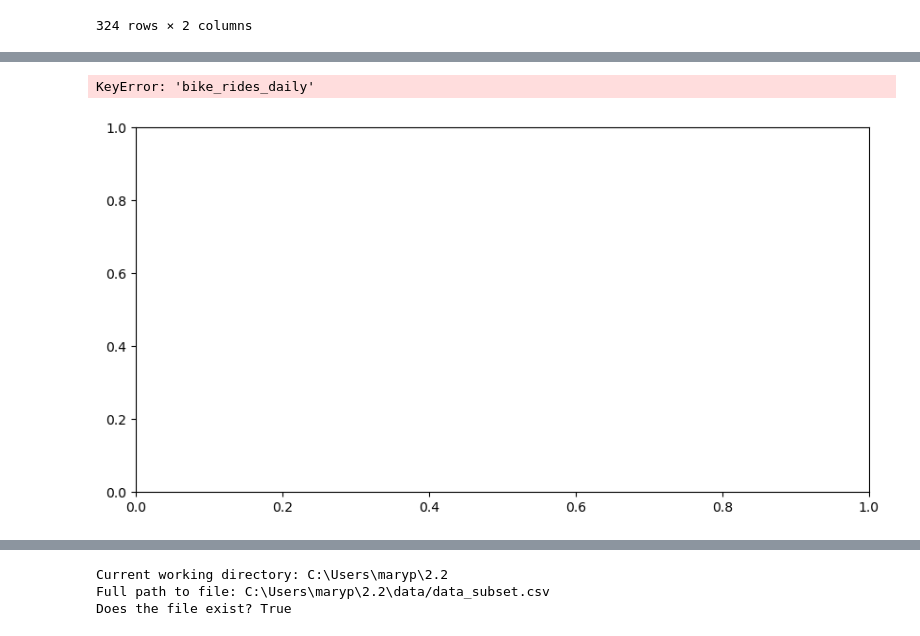
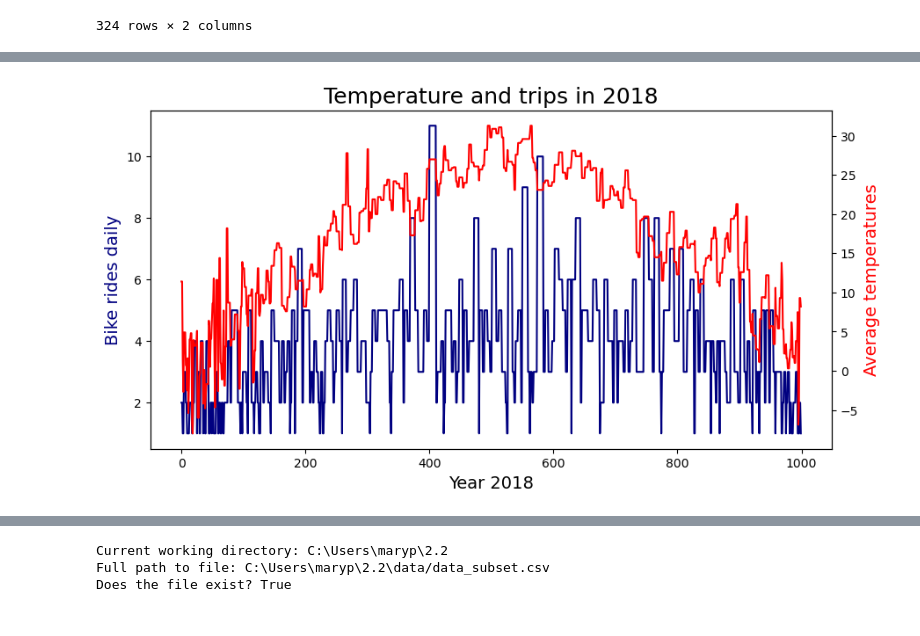
Before and after one commit to MaryP7/city_bikes, a Jupyter notebook: 2.3.ipynb, the cells around one changed output, grey strips where cells are left out. Cells and saved outputs as stored; diff of their text form; code cells hidden in the pictures.

```diff
--- a/2.3.ipynb
+++ b/2.3.ipynb
@@ -48,9 +48,6 @@ df_group
 | 322 | 2022-12-30 | 2 |
 | 323 | 2022-12-31 | 1 |
 324 rows × 2 columns
-# %%
-df_group.rename(columns = {'ride_id':'bike_rides_daily'}, inplace = True)
-df_subset = df_subset.merge(df_group, on = 'date', how = 'outer')
 # %%
 df_subset
 # %% [output]
@@ -83,21 +96,20 @@ NameError: name 'plt' is not defined
 # %%
 # Create figure and axis objects with subplots() and details
 
 fig,ax = plt.subplots(figsize=(10, 5))
 
 # Make a plot of the bike rides
 ax.plot(df_subset['bike_rides_daily'],color = "navy")
 ax.set_xlabel("Year 2018", fontsize = 14) # set x-axis label
 ax.set_ylabel("Bike rides daily",color = "navy", fontsize = 14) # set y-axis label
 
 # Here is where we create the dual axis - initialize a twin object for two different y-axis on the sample plot
 ax2 = ax.twinx()
 
 # Make a plot with the temperatures on the y-axis using second axis object
-ax2.plot(df_temp['avgTemp'], color = "red")
+ax2.plot(df_subset['avgTemp'], color = "red")
 ax2.set_ylabel("Average temperatures", color = "red",fontsize=14)
 plt.title('Temperature and trips in 2018', fontsize = 18)
 plt.show()
 # %% [output]
-KeyError: 'bike_rides_daily'
-[figure, old version]
+[figure, new version]
```
Also changed, not shown: parts of 16 cells of this notebook, 4 other files.
